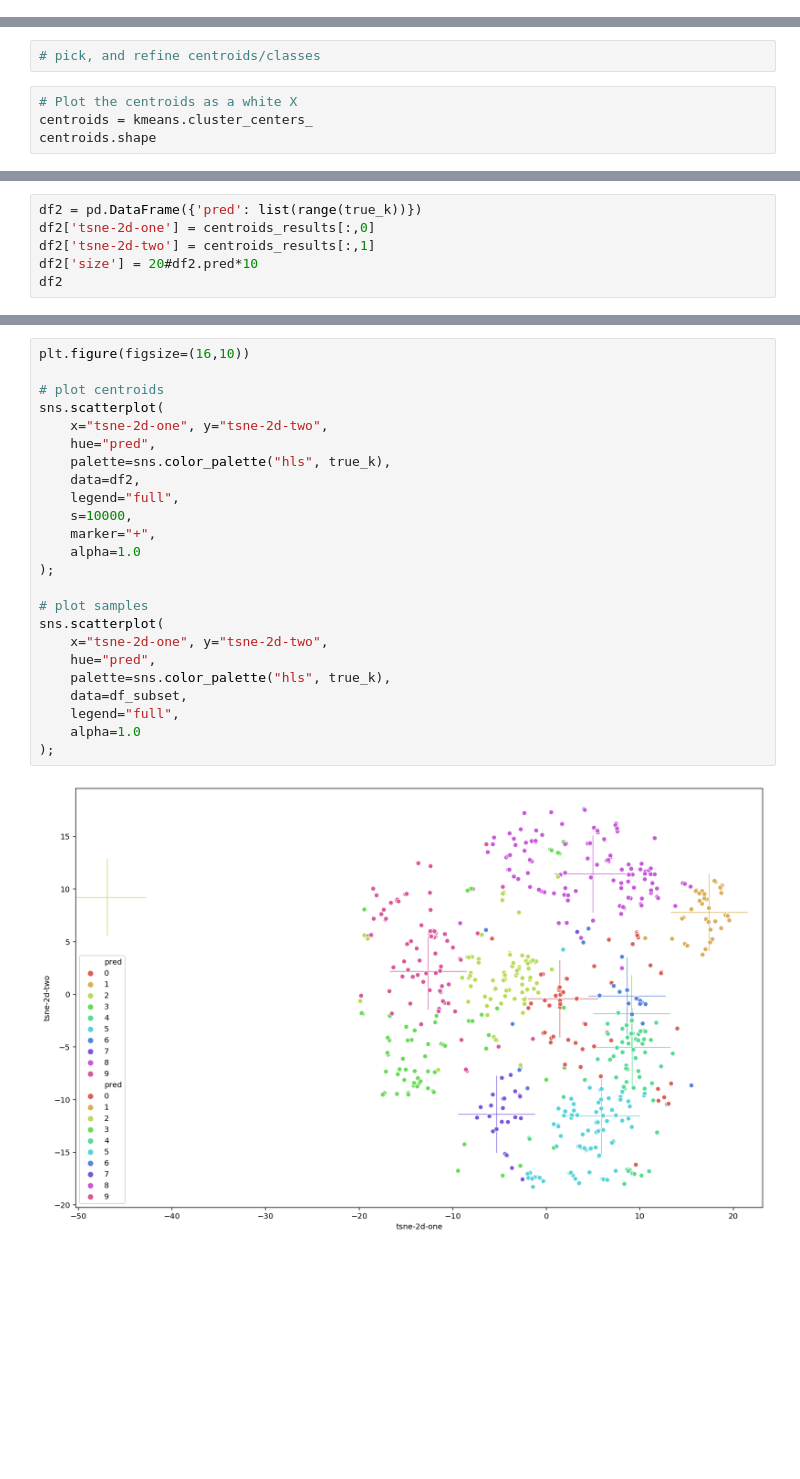
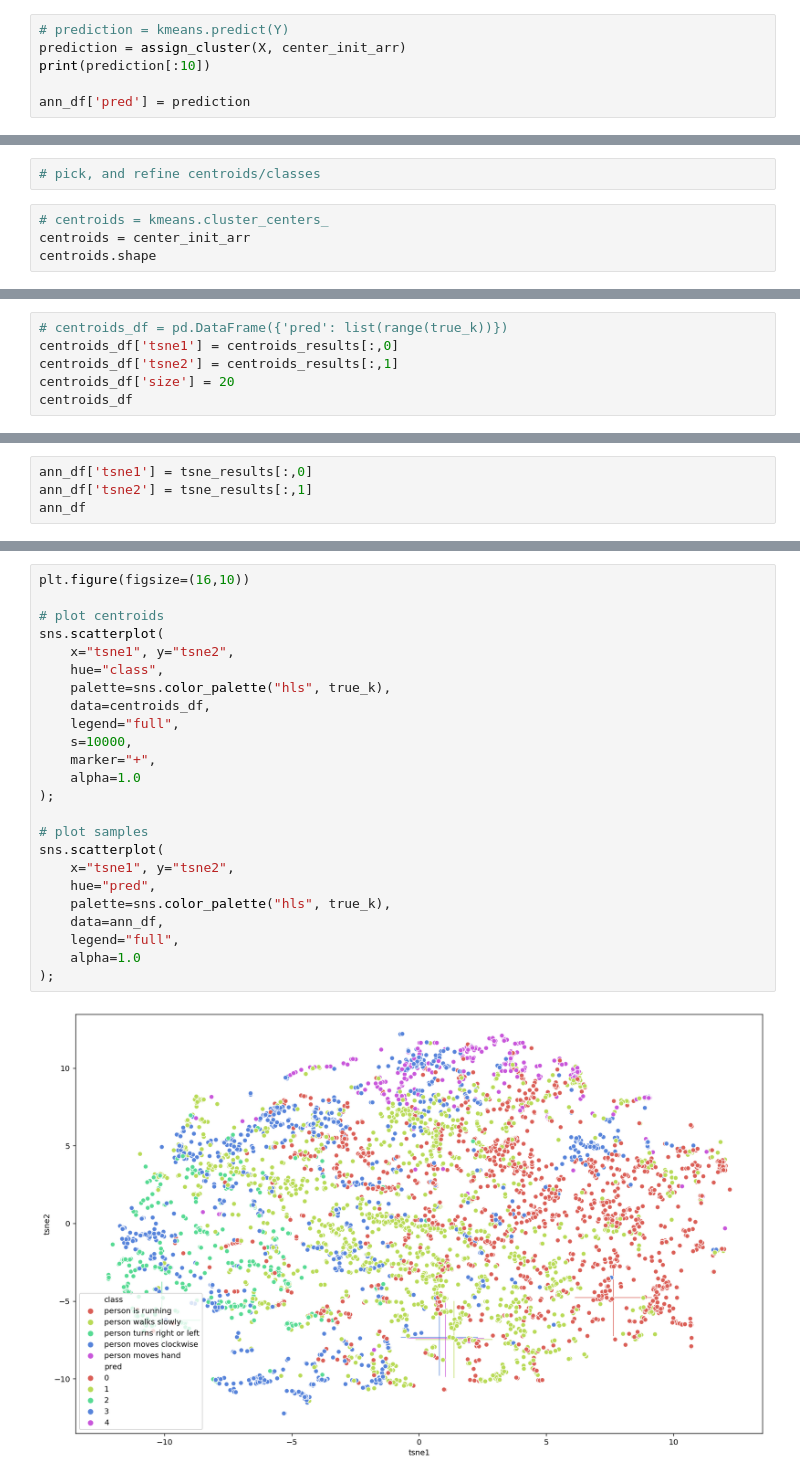
Before and after one commit to wojtekcz/language2motion, a Jupyter notebook: code/dataset_labeling/bert clustering.ipynb, the cells around one changed output, grey strips where cells are left out. Saved outputs shown, nothing was run; the diff lists cells and outputs as text; blank space fills up the shorter version.

```diff
--- a/code/dataset_labeling/bert clustering.ipynb
+++ b/code/dataset_labeling/bert clustering.ipynb
@@ -66,0 +124,6 @@ len(clusters)
+# %%
+# prediction = kmeans.predict(Y)
+prediction = assign_cluster(X, center_init_arr)
+print(prediction[:10])
+
+ann_df['pred'] = prediction
@@ -147,7 +198,7 @@ array([[  8.960277  ,  -9.868182  ],
 # %%
 # pick, and refine centroids/classes
 # %%
-# Plot the centroids as a white X
-centroids = kmeans.cluster_centers_
+# centroids = kmeans.cluster_centers_
+centroids = center_init_arr
 centroids.shape
 # %% [output]
@@ -187,7 +243,7 @@ tsne_results.shape, centroids_results.shape
 # %%
-df2 = pd.DataFrame({'pred': list(range(true_k))})
-df2['tsne-2d-one'] = centroids_results[:,0]
-df2['tsne-2d-two'] = centroids_results[:,1]
-df2['size'] = 20#df2.pred*10
-df2
+# centroids_df = pd.DataFrame({'pred': list(range(true_k))})
+centroids_df['tsne1'] = centroids_results[:,0]
+centroids_df['tsne2'] = centroids_results[:,1]
+centroids_df['size'] = 20
+centroids_df
 # %% [output]
@@ -208,0 +264,4 @@ df_subset['tsne-2d-two'] = tsne_results[:,1]
+# %%
+ann_df['tsne1'] = tsne_results[:,0]
+ann_df['tsne2'] = tsne_results[:,1]
+ann_df
@@ -209,26 +299,26 @@ df_subset['tsne-2d-two'] = tsne_results[:,1]
 # %%
 plt.figure(figsize=(16,10))
 
 # plot centroids
 sns.scatterplot(
-    x="tsne-2d-one", y="tsne-2d-two",
-    hue="pred",
+    x="tsne1", y="tsne2",
+    hue="class",
     palette=sns.color_palette("hls", true_k),
-    data=df2,
+    data=centroids_df,
     legend="full",
     s=10000,
     marker="+",
     alpha=1.0
 );
 
 # plot samples
 sns.scatterplot(
-    x="tsne-2d-one", y="tsne-2d-two",
+    x="tsne1", y="tsne2",
     hue="pred",
     palette=sns.color_palette("hls", true_k),
-    data=df_subset,
+    data=ann_df,
     legend="full",
     alpha=1.0
 );
 # %% [output]
-[figure, old version]
+[figure, new version]
```
Also changed, not shown: parts of 45 cells of this notebook.
